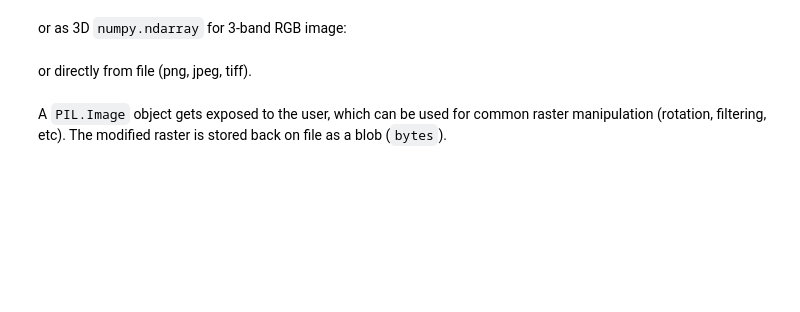
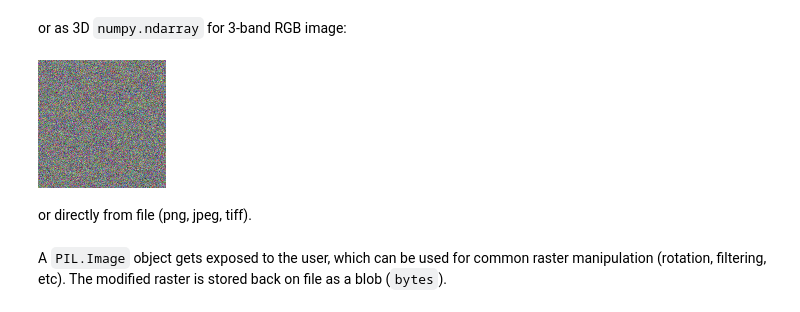
Before and after one commit to MiraGeoscience/geoh5py, a Jupyter notebook: docs/content/user_guide/b_core_entities.ipynb, the cells around one changed output. Saved outputs shown, nothing was run; the diff lists cells and outputs as text; code cells hidden in the pictures; blank space fills up the shorter version.

```diff
--- a/docs/content/user_guide/b_core_entities.ipynb
+++ b/docs/content/user_guide/b_core_entities.ipynb
@@ -24,7 +24,7 @@ from geoh5py.workspace import Workspace
 import numpy as np
 
 # Create a blank project
-workspace = Workspace("my_project.geoh5")
+workspace = Workspace.create("my_project.geoh5")
 
 # Add a group
 group = ContainerGroup.create(workspace, name='myGroup')
@@ -150,8 +153,10 @@ display(geoimage.image)
 # %% [markdown]
 or as 3D `numpy.ndarray` for 3-band RGB image:
 # %%
-geoimage.image = np.random.randn(128, 128, 3)
+geoimage = GeoImage.create(workspace, image=np.random.randn(128, 128, 3))
 display(geoimage.image)
+# %% [output]
+[figure, added]
 # %% [markdown]
 or directly from file (png, jpeg, tiff).
 # %%
```
Also changed, not shown: parts of 10 cells of this notebook, 2 other files.
